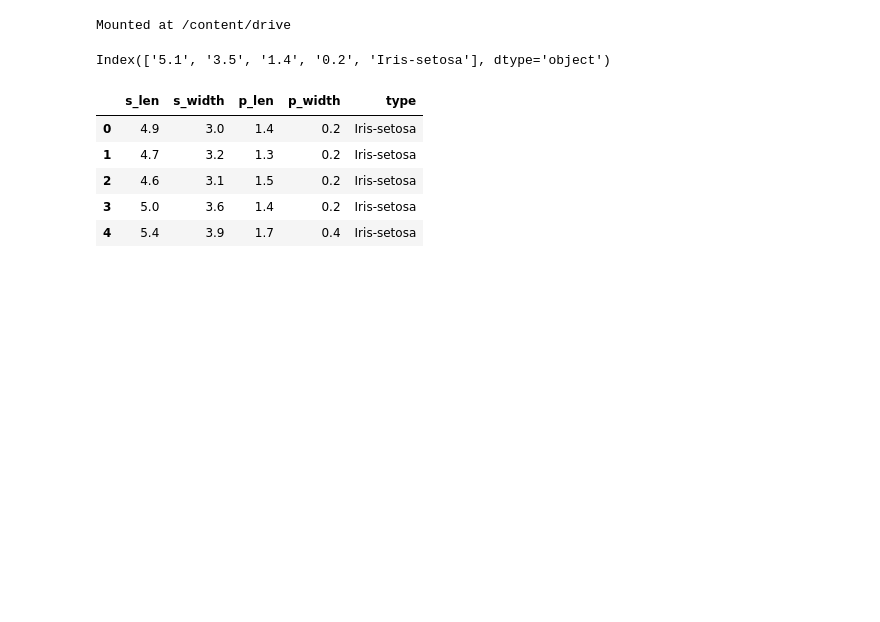
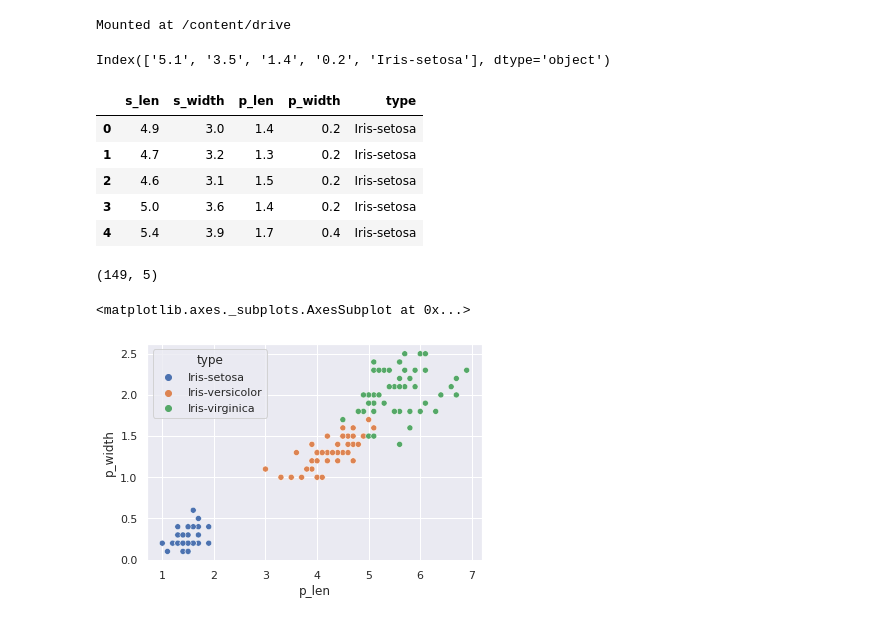
Before and after one commit to tpc1/fmml-jan-, a Jupyter notebook: FMML_M1L2_Features_Feb22.ipynb, the cells around one changed output. Drawn from its saved outputs; the diff is of its cells as text; code cells hidden in the pictures; blank space fills up the shorter version.

```diff
--- a/FMML_M1L2_Features_Feb22.ipynb
+++ b/FMML_M1L2_Features_Feb22.ipynb
@@ -563,3 +563,13 @@ iris.head()
 | 2 | 4.6 | 3.1 | 1.5 | 0.2 | Iris-setosa |
 | 3 | 5.0 | 3.6 | 1.4 | 0.2 | Iris-setosa |
 | 4 | 5.4 | 3.9 | 1.7 | 0.4 | Iris-setosa |
+# %%
+iris.shape
+# %% [output]
+(149, 5)
+# %%
+sns.scatterplot(x = iris.p_len,y = iris.p_width,hue=iris.type)
+#we can see that p_len and p_width can be used for seperating type
+# %% [output]
+<matplotlib.axes._subplots.AxesSubplot at 0x...>
+[figure, added]
```
Also changed, not shown: parts of 5 cells of this notebook.
